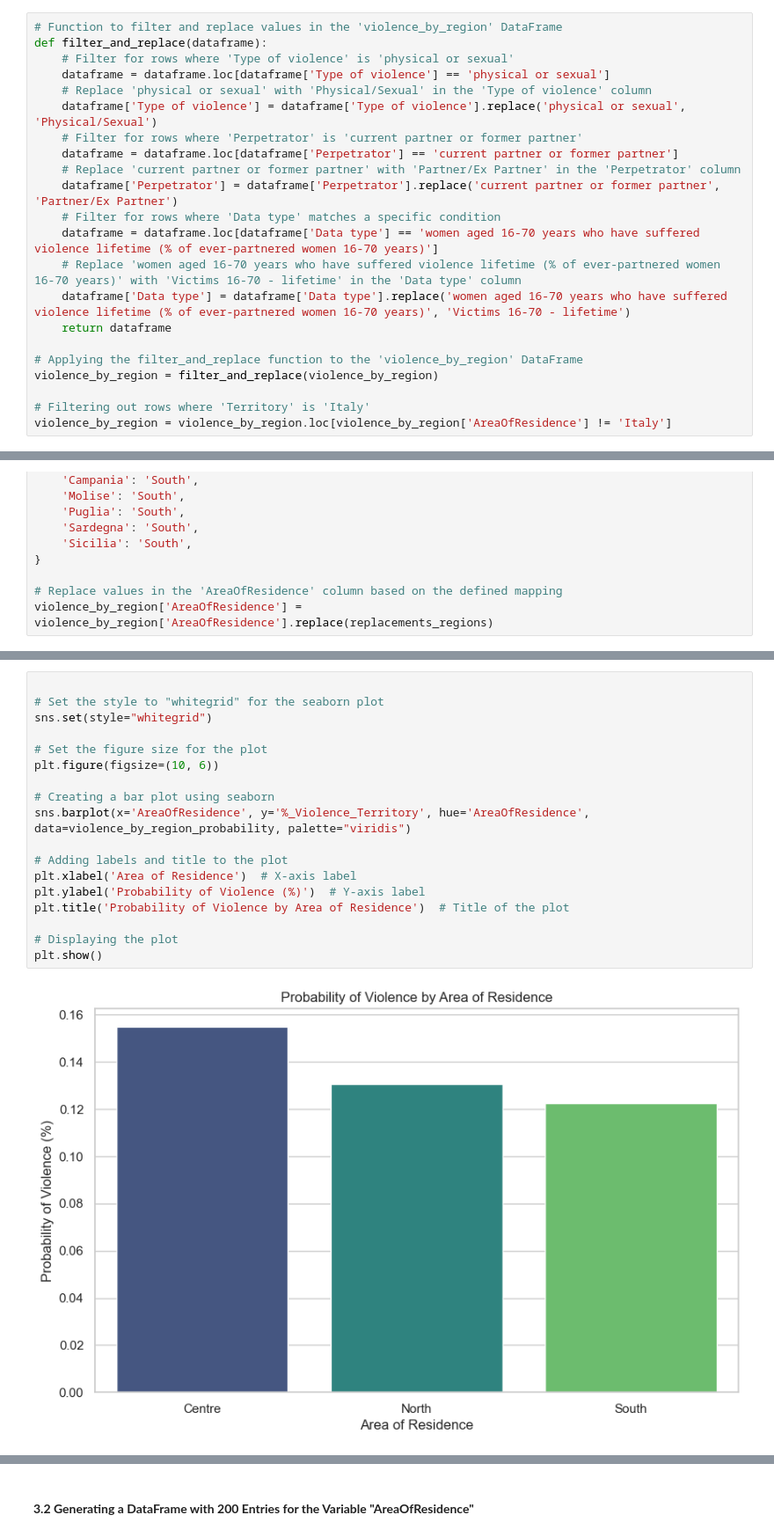
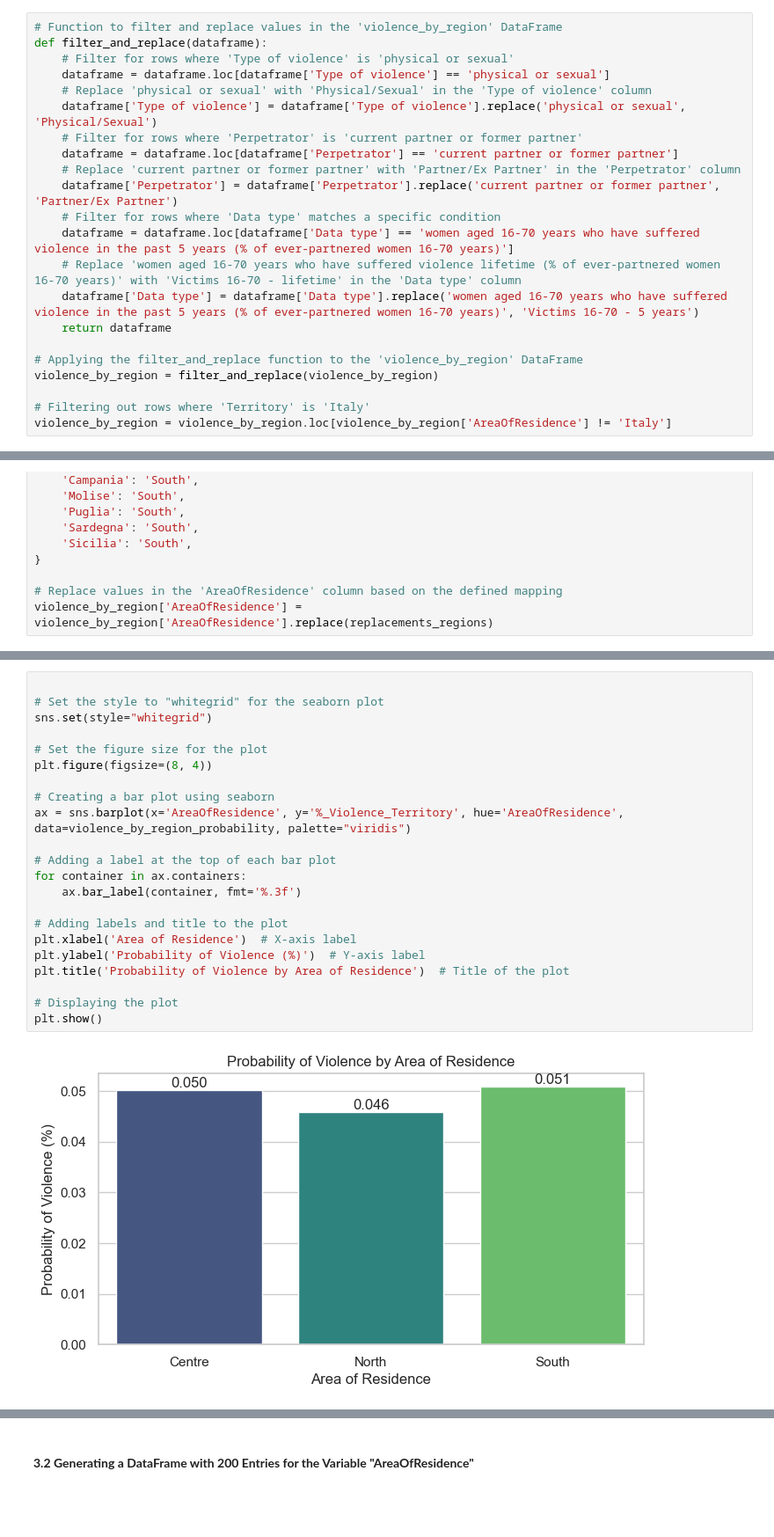
Before and after one commit to Cecilia8989/PfDA_Assignement, a Jupyter notebook: PfDA_Project_1.ipynb, the cells around one changed output, grey strips where cells are left out. Shown at 88% size. Cells and saved outputs as stored; diff of their text form; blank space fills up the shorter version.

```diff
--- a/PfDA_Project_1.ipynb
+++ b/PfDA_Project_1.ipynb
@@ -181,9 +181,9 @@ def filter_and_replace(dataframe):
     # Replace 'current partner or former partner' with 'Partner/Ex Partner' in the 'Perpetrator' column
     dataframe['Perpetrator'] = dataframe['Perpetrator'].replace('current partner or former partner', 'Partner/Ex Partner')
     # Filter for rows where 'Data type' matches a specific condition
-    dataframe = dataframe.loc[dataframe['Data type'] == 'women aged 16-70 years who have suffered violence lifetime (% of ever-partnered women 16-70 years)']
+    dataframe = dataframe.loc[dataframe['Data type'] == 'women aged 16-70 years who have suffered violence in the past 5 years (% of ever-partnered women 16-70 years)']
     # Replace 'women aged 16-70 years who have suffered violence lifetime (% of ever-partnered women 16-70 years)' with 'Victims 16-70 - lifetime' in the 'Data type' column
-    dataframe['Data type'] = dataframe['Data type'].replace('women aged 16-70 years who have suffered violence lifetime (% of ever-partnered women 16-70 years)', 'Victims 16-70 - lifetime')
+    dataframe['Data type'] = dataframe['Data type'].replace('women aged 16-70 years who have suffered violence in the past 5 years (% of ever-partnered women 16-70 years)', 'Victims 16-70 - 5 years')
     return dataframe
 
 # Applying the filter_and_replace function to the 'violence_by_region' DataFrame
@@ -250,21 +250,25 @@ To better understand the data we can now plot a bar using the **barplot()** func
 # %%
 
 # Set the style to "whitegrid" for the seaborn plot
 sns.set(style="whitegrid")
 
 # Set the figure size for the plot
-plt.figure(figsize=(10, 6))
+plt.figure(figsize=(8, 4))
 
 # Creating a bar plot using seaborn
-sns.barplot(x='AreaOfResidence', y='%_Violence_Territory', hue='AreaOfResidence', data=violence_by_region_probability, palette="viridis")
+ax = sns.barplot(x='AreaOfResidence', y='%_Violence_Territory', hue='AreaOfResidence', data=violence_by_region_probability, palette="viridis")
+
+# Adding a label at the top of each bar plot
+for container in ax.containers:
+    ax.bar_label(container, fmt='%.3f')
 
 # Adding labels and title to the plot
 plt.xlabel('Area of Residence')  # X-axis label
 plt.ylabel('Probability of Violence (%)')  # Y-axis label
 plt.title('Probability of Violence by Area of Residence')  # Title of the plot
 
 # Displaying the plot
 plt.show()
 # %% [output]
-[figure, old version]
+[figure, new version]
 # %% [markdown]
```
Also changed, not shown: parts of 83 cells of this notebook.
